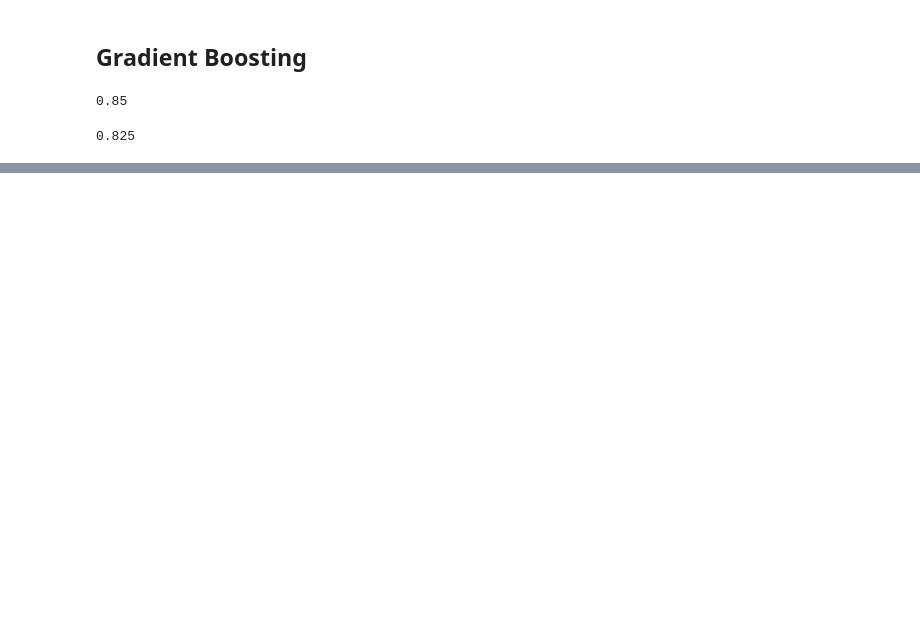
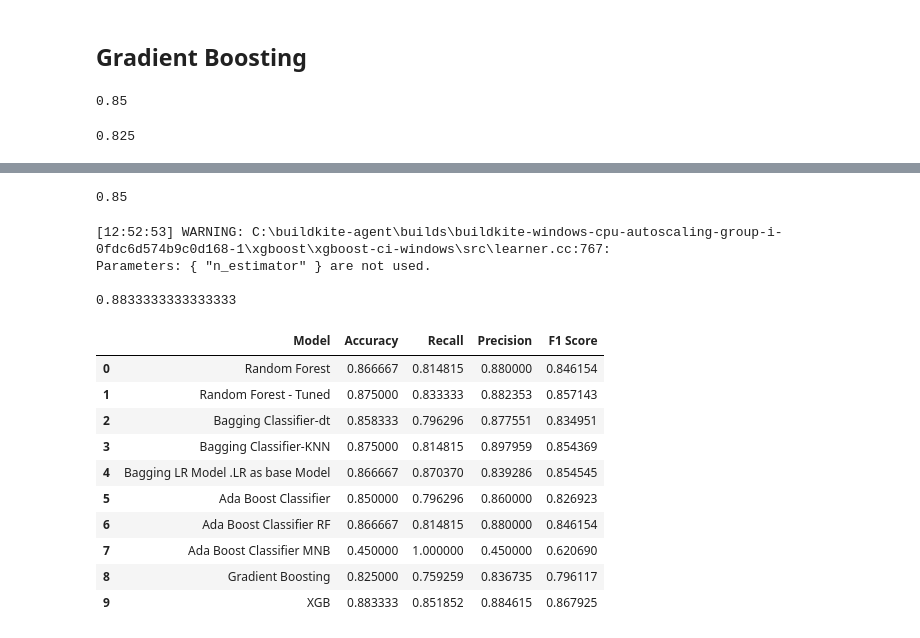
Before and after one commit to ajay-ajzkrish/learn_ml, a Jupyter notebook: SLC/week2.ipynb, the cells around one changed output, grey strips where cells are left out. Drawn from its saved outputs; the diff is of its cells as text; code cells hidden in the pictures; blank space fills up the shorter version.

```diff
--- a/SLC/week2.ipynb
+++ b/SLC/week2.ipynb
@@ -405,0 +410,7 @@ perf_score
+# %%
+xgb = XGBClassifier(random_state = 10)
+xgb.fit(X_train, y_train)
+y_pred_xgb = xgb.predict(X_test)
+print(accuracy_score(y_test, y_pred_xgb))
+# %% [output]
+0.85
@@ -405,0 +420,9 @@ perf_score
+# %%
+xgb.fit(X_train, y_train)
+y_pred_param = xgb.predict(X_test)
+print(accuracy_score(y_test, y_pred_param))
+# %% [output]
+[12:52:53] WARNING: C:\buildkite-agent\builds\buildkite-windows-cpu-autoscaling-group-i-0fdc6d574b9c0d168-1\xgboost\xgboost-ci-windows\src\learner.cc:767:
+Parameters: { "n_estimator" } are not used.
+
+0.8833333333333333
@@ -405,0 +431,14 @@ perf_score
+# %%
+perf_score
+# %% [output]
+|  | Model | Accuracy | Recall | Precision | F1 Score |
+| 0 | Random Forest | 0.866667 | 0.814815 | 0.880000 | 0.846154 |
+| 1 | Random Forest - Tuned | 0.875000 | 0.833333 | 0.882353 | 0.857143 |
+| 2 | Bagging Classifier-dt | 0.858333 | 0.796296 | 0.877551 | 0.834951 |
+| 3 | Bagging Classifier-KNN | 0.875000 | 0.814815 | 0.897959 | 0.854369 |
+| 4 | Bagging LR Model .LR as base Model | 0.866667 | 0.870370 | 0.839286 | 0.854545 |
+| 5 | Ada Boost Classifier | 0.850000 | 0.796296 | 0.860000 | 0.826923 |
+| 6 | Ada Boost Classifier RF | 0.866667 | 0.814815 | 0.880000 | 0.846154 |
+| 7 | Ada Boost Classifier MNB | 0.450000 | 1.000000 | 0.450000 | 0.620690 |
+| 8 | Gradient Boosting | 0.825000 | 0.759259 | 0.836735 | 0.796117 |
+| 9 | XGB | 0.883333 | 0.851852 | 0.884615 | 0.867925 |
```
Also changed, not shown: parts of 22 cells of this notebook, 45 other files.
